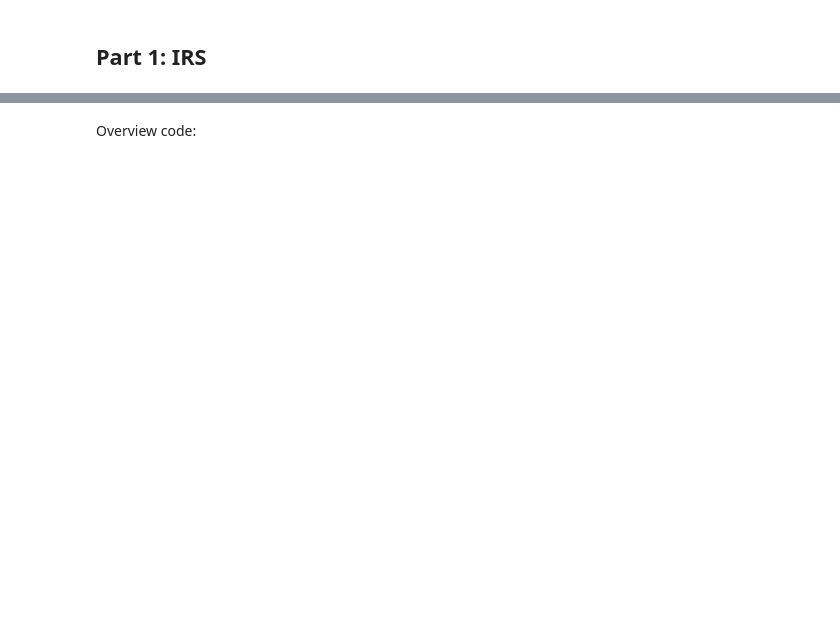
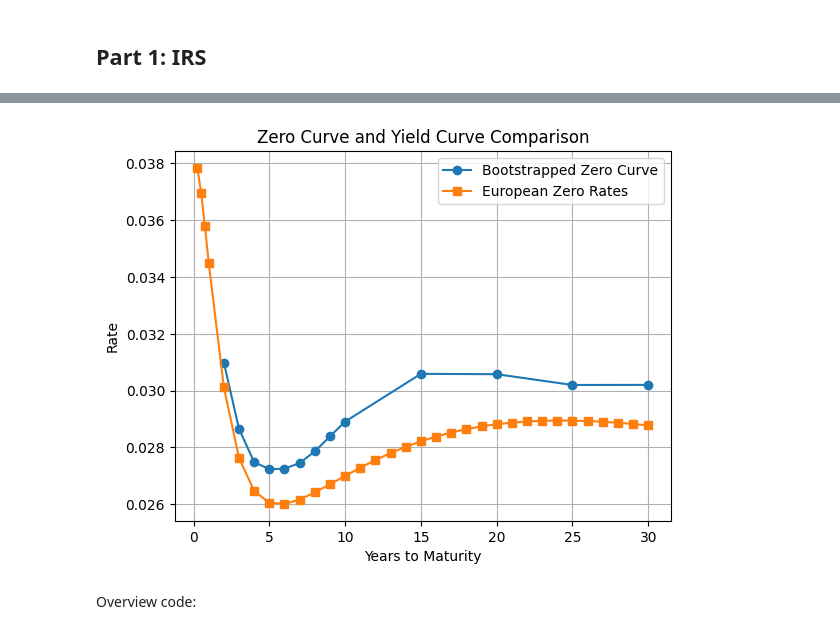
Before and after one commit to Lebramjames/E_FIN_SPFDM, a Jupyter notebook: assignment 1/assignment1_spfdm_group1_1.ipynb, the cells around one changed output, grey strips where cells are left out. Saved outputs shown, nothing was run; the diff lists cells and outputs as text; code cells hidden in the pictures; blank space fills up the shorter version.

```diff
--- a/assignment 1/assignment1_spfdm_group1_1.ipynb
+++ b/assignment 1/assignment1_spfdm_group1_1.ipynb
@@ -8,7 +8,15 @@ from scipy.interpolate import interp1d
 
 from sources.API import API_call as api
 from sources.Cashflows import Cashflows
+from sources.datesandrates import DatesAndRates
+from sources.plotter import Plotter
+from scipy.optimize import fsolve
+import numpy_financial as npf
 
 cf = Cashflows()
+dt = DatesAndRates()
+plot = Plotter()
+
+pd.options.display.float_format = '{:.4f}'.format
 # %% [markdown]
 ## Part 1: IRS
@@ -46,5 +57,73 @@ european_zerorates = pd.read_excel('data/european_zerorates.xlsx')
 european_zerorates = european_zerorates.set_index('Maturity')
 european_zerorates =  european_zerorates['AAA rated']/100 #make percentages
 european_zerorates.index = standardized_maturities(european_zerorates)
+# %%
+bond_price_1procent_coupon = {
+    '2 years': 95.96,
+    '3 years': 94.68,
+    '4 years': 93.43,
+    '5 years': 92.01,
+    '6 years': 90.53,
+    '7 years': 88.98,
+    '8 years': 87.30,
+    '9 years': 85.52,
+    '10 years': 83.72,
+    '15 years': 75.45,
+    '20 years': 69.50,
+    '25 years': 64.90,
+    '30 years': 60.55,
+}
+euribor_rates = api.get_euribordata()
+euribor_rates_list = [0.03896, 0.03834, euribor_rates[0.25], euribor_rates[0.5], euribor_rates[1]]
+
+euribor_rates = {
+    '1 week': euribor_rates_list[0],
+    '1 month': euribor_rates_list[1],
+    '3 month': euribor_rates_list[2],
+    '6 months': euribor_rates_list[3],
+    '12 months': euribor_rates_list[4]
+}
+
+
+bond_maturities = [
+    2, 3, 4, 5, 6, 7, 8, 9, 10, 15, 20, 25, 30
+]
+
+yields = [
+    3.114, 2.878, 2.757, 2.731, 2.732, 2.753, 2.793, 2.846, 2.899, 3.066, 3.062, 3.020, 3.017
+]
+
+def bond_price_from_yields(yield_rate, bond_maturities, face_value, coupon_rate, payments_per_year):
+    periods = bond_maturities * payments_per_year
+    discount_factor = np.exp(-yield_rate/100/payments_per_year)#1/(1+yield_rate/100/payments_per_year)
+    pv_coupons = npf.pv(rate= yield_rate/100/payments_per_year, nper=periods, pmt=coupon_rate/payments_per_year, when=1)
+    pv_face_value = face_value * discount_factor ** periods
+    return pv_coupons + pv_face_value
+
+
+def bootstrap_zero_curve(bond_price_1procent_coupon, euribor_rates, bond_maturities, face_value, payments_per_year, coupon_rate):
+    zero_curve = pd.DataFrame(index=bond_maturities, columns=['Zero Rates'])
+    #first_rate = pd.DataFrame(euribor_rates.iloc[:], index=1)
+    #print(first_rate)
+
+    for i, maturity in enumerate(bond_maturities):
+        initial_gues= 0.02
+        zero_rate = fsolve(lambda x: bond_price_from_yields(x, maturity, face_value, coupon_rate, payments_per_year)-bond_price_1procent_coupon[f'{maturity} years'], x0=initial_gues)[0]
+        zero_curve.at[maturity] = zero_rate#+0.04
+
+        #print(f'Maturity: {maturity} years, Zero Rate: {zero_rate}, Bond Price: {bond_price_from_yields(zero_rate, maturity,face_value, coupon_rate, payments_per_year)}')
+
+    #print(zero_curve)
+    return(zero_curve)
+
+face_value = 100
+payments_per_year = 1
+coupon_rate = -1
+
+zero_curve = bootstrap_zero_curve(bond_price_1procent_coupon, euribor_rates, bond_maturities, face_value, payments_per_year, coupon_rate)
+zero_curve = zero_curve/100
+plot.plot_zerorates(zero_curve, european_zerorates)
+# %% [output]
+[figure, added]
 # %% [markdown]
 Overview code:
```
Also changed, not shown: parts of 27 cells of this notebook, 11 other files.
